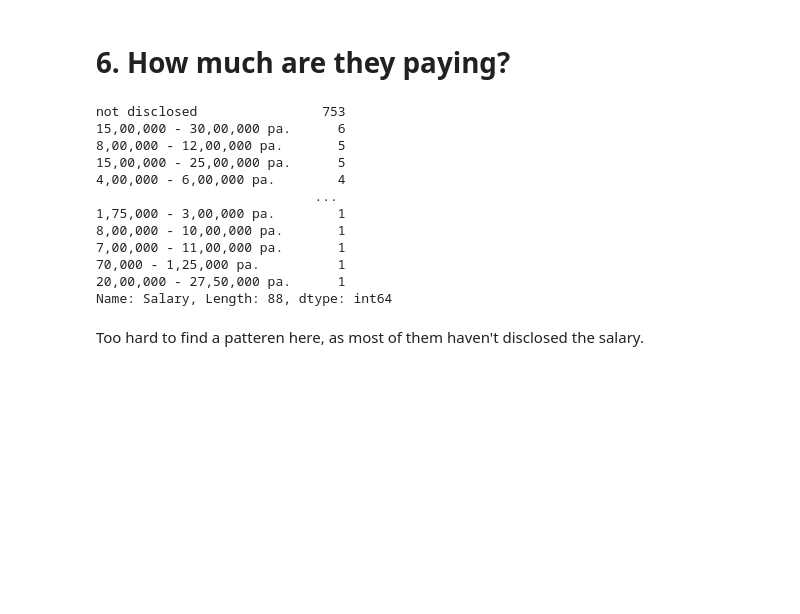
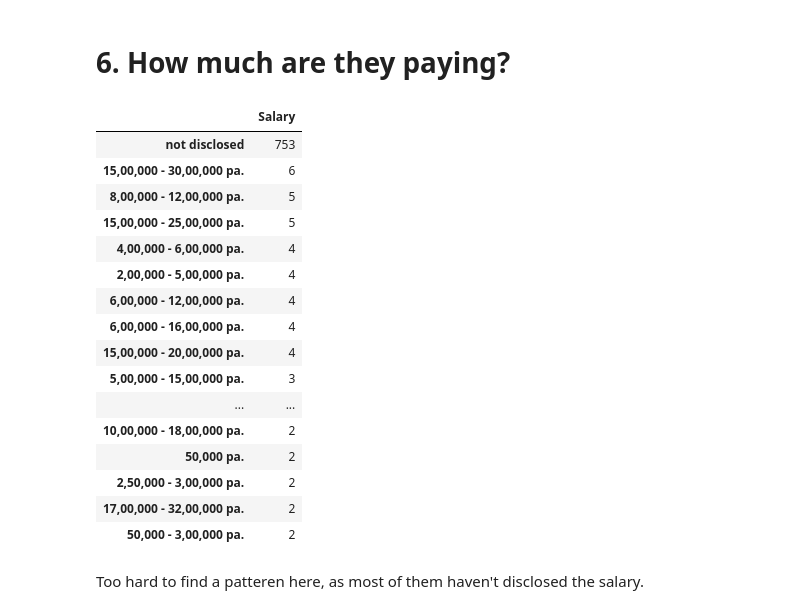
Before and after one commit to codingshinobi/MLprojects, a Jupyter notebook: Naukri_com___jobs_analysis.ipynb, the cells around one changed output. Saved outputs shown, nothing was run; the diff lists cells and outputs as text; code cells hidden in the pictures; blank space fills up the shorter version.

```diff
--- a/Naukri_com___jobs_analysis.ipynb
+++ b/Naukri_com___jobs_analysis.ipynb
@@ -165,21 +168,26 @@ df['Exp'].value_counts()[:10].plot.bar(color = 'g')
 As we can see that, the companies are looking for experienced prifessionals, most of them want candidates from 4 to 10 years of experienced. This is bad for people like me!!
 # %% [markdown]
 # 6. How much are they paying?
-# %%
-df['Salary'].value_counts()
-# %% [output]
-not disclosed                753
-15,00,000 - 30,00,000 pa.      6
-8,00,000 - 12,00,000 pa.       5
-15,00,000 - 25,00,000 pa.      5
-4,00,000 - 6,00,000 pa.        4
-                            ...
-1,75,000 - 3,00,000 pa.        1
-8,00,000 - 10,00,000 pa.       1
-7,00,000 - 11,00,000 pa.       1
-70,000 - 1,25,000 pa.          1
-20,00,000 - 27,50,000 pa.      1
-Name: Salary, Length: 88, dtype: int64
+# %%
+pd.DataFrame(df['Salary'].value_counts()[:20])
+# %% [output]
+|  | Salary |
+| not disclosed | 753 |
+| 15,00,000 - 30,00,000 pa. | 6 |
+| 8,00,000 - 12,00,000 pa. | 5 |
+| 15,00,000 - 25,00,000 pa. | 5 |
+| 4,00,000 - 6,00,000 pa. | 4 |
+| 2,00,000 - 5,00,000 pa. | 4 |
+| 6,00,000 - 12,00,000 pa. | 4 |
+| 6,00,000 - 16,00,000 pa. | 4 |
+| 15,00,000 - 20,00,000 pa. | 4 |
+| 5,00,000 - 15,00,000 pa. | 3 |
+| ... | ... |
+| 10,00,000 - 18,00,000 pa. | 2 |
+| 50,000 pa. | 2 |
+| 2,50,000 - 3,00,000 pa. | 2 |
+| 17,00,000 - 32,00,000 pa. | 2 |
+| 50,000 - 3,00,000 pa. | 2 |
 # %% [markdown]
 Too hard to find a patteren here, as most of them haven't disclosed the salary.
 # %% [markdown]
```
Also changed, not shown: parts of 8 cells of this notebook.
